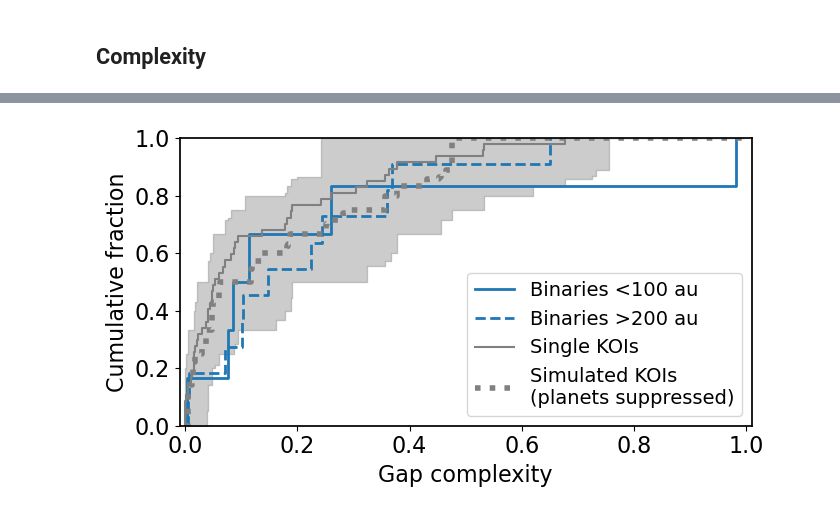
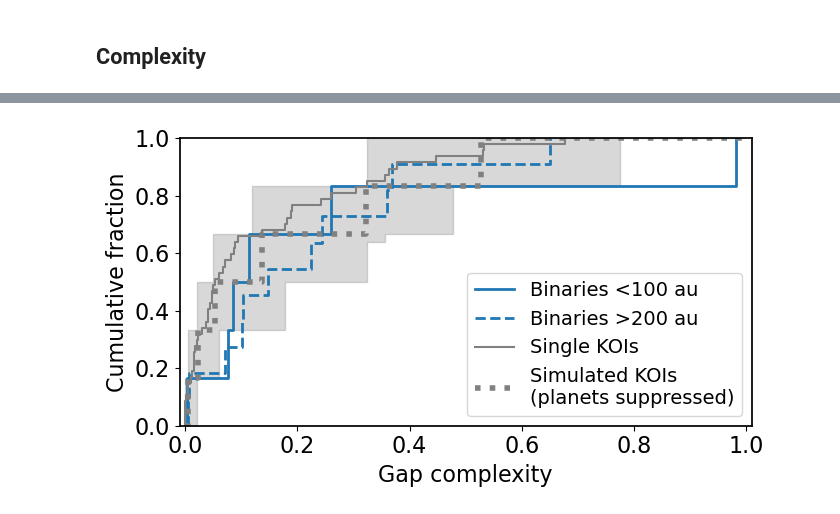
Before and after one commit to ernewton/importance_of_binarity, a Jupyter notebook: 3. Toy model and results.ipynb, the cells around one changed output, grey strips where cells are left out. Saved outputs shown, nothing was run; the diff lists cells and outputs as text; code cells hidden in the pictures.

```diff
--- a/3. Toy model and results.ipynb
+++ b/3. Toy model and results.ipynb
@@ -79,8 +79,8 @@ KeplerSimulator = SuppressionSimulator(
 # ------------------------------------------------------------------
 res_systems, res_planets  = run_trials(
     simulator=KeplerSimulator,
-    n_trials=500,
-    max_a_draw=300.)
+    n_trials=10000,
+    max_a_draw=100.)
 # %% [markdown]
 ## Semi-major axis plots
 # %%
@@ -301,6 +261,8 @@ Simualted v single KOIs [0.27707016 0.60546517 0.86986294]
 # %% [markdown]
 ## Planet radii
 # %%
+#nb prob too many stars plotted, but not using this.
+
 nbins=15
 
 for option in ['linear','log']:
@@ -340,7 +302,7 @@ for option in ['linear','log']:
     samples = [None]*len(res_systems.survived_radii)
     for i, trial in enumerate(res_systems.survived_radii):
         closest = res_systems.survived_semimajor[i] < 100.
-        samples[i] = trial[closest].values
+        samples[i] = trial[closest].sample(len(binaries[close]), replace=True)
     plot_hist_confidence(ax,
                 samples,
                 bins=bins,
@@ -371,39 +333,29 @@ for option in ['linear','log']:
 # %% [markdown]
 ## Complexity
 # %%
+koi_df = create_complexity_df(singles)
+koi_complexity = koi_df[koi_df['n_planets']>2]['gap_complexity'].values
 
-# this ends up a sample size of 1 lol
-#cool = (binaries['SepAU']<100.) & (binaries['Teff1']<4500.)
-#cool_df = create_complexity_df(binaries[cool])
+def complexity_helper(sample, just_need_n=False, **kwargs):
+    df = create_complexity_df(sample)
+    complexity = df[np.isfinite(df['gap_complexity'])]['gap_complexity'].values
+    if just_need_n:
+        return len(complexity)
 
-koi_df = create_complexity_df(singles)
+    sns.ecdfplot(complexity, **kwargs)
+    ks_statistic, p_value = stats.ks_2samp(complexity, koi_complexity)
+
+    return(ks_statistic)
+
 col = 'C0'
-
-bin_df = create_complexity_df(binaries[binaries['SepAU']<100.])
-koi_complexity = koi_df[koi_df['n_planets']>2]['gap_complexity'].values
 
 fig, ax = plt.subplots(figsize=(7, 4))
 
-closeb_complexity = bin_df[bin_df['n_planets']>2]['gap_complexity'].values
-sns.ecdfplot(closeb_complexity, ax=ax,
-             label='Binaries <100 au', linewidth=2, color=col)
-ks_statistic, p_value = stats.ks_2samp(closeb_complexity, koi_complexity)
-print(f"Close vs KOI KS statistic: {ks_statistic:.4f}")
-print(f"p-value: {p_value:.4f}")
-print("MW", stats.mannwhitneyu(closeb_complexity, koi_complexity,
-                              alternative='two-sided').pvalue)
+stat_observed = complexity_helper(binaries[binaries['SepAU']<100.],
+                  ax=ax, label='Binaries <100 au', linewidth=2, color=col)
 
-
-bin_df = create_complexity_df(binaries[ (binaries['SepAU']>=200.)])
-closeb_complexity = bin_df[bin_df['n_planets']>2]['gap_complexity'].values
-sns.ecdfplot(closeb_complexity, ax=ax, ls='--',
-             linewidth=2, color=col,
-             label='Binaries >200 au')
-ks_statistic, p_value = stats.ks_2samp(closeb_complexity, koi_complexity)
-print(f"Wide vs KOI KS statistic: {ks_statistic:.4f}")
-print(f"p-value: {p_value:.4f}")
-print("MW", stats.mannwhitneyu(closeb_complexity, koi_complexity,
-                              alternative='two-sided').pvalue)
+_ = complexity_helper(binaries[binaries['SepAU']>=200.],
+                  ax=ax, label='Binaries >200 au', linewidth=2, ls='--',color=col)
 
 sns.ecdfplot(koi_complexity, ax=ax,
              label='Single KOIs', color='gray')
@@ -411,13 +363,37 @@ sns.ecdfplot(koi_complexity, ax=ax,
 plt.xlabel('Cumulative Fraction')
 plt.ylabel('Complexity')
 
-samples = [None]*len(res_planets.survived_periods)
-for i, trial in enumerate(res_planets.survived_periods):
-    closest = res_planets.survived_semimajor[i] < 100.
-    df = create_complexity_df(trial[closest])
-    samples[i] = df[df['n_planets']>2]['gap_complexity'].values
+n_to_sample = complexity_helper(binaries[binaries['SepAU']<100.], just_need_n=True)
+
+def complexity_sampler(res):
+
+    samples = []
+    stat_trials_v_self = []
+    for i, trial in enumerate(res.survived_periods):
+
+        closest = res.survived_semimajor[i] < 100.
+        df = create_complexity_df(trial[closest])
+
+        # Skip trials with too few systems to produce a meaningful complexity distribution
+        if len(df[df['n_planets']>2]) < 6:
+            continue
+
+        tmp = df[df['n_planets']>2].sample(n_to_sample, replace=False)
+        sample = tmp['gap_complexity'].values
+        samples.append(sample)
+
+        ks_statistic, _ = stats.ks_2samp(sample, koi_complexity)
+        stat_trials_v_self.append(ks_statistic)
+
+    p_empirical = np.mean(stat_trials_v_self >= stat_observed)
+    return samples, p_empirical
+
+samples, p_planets = complexity_sampler(res_planets)
+print("P-value (planets suppressed, N=" + str(len(samples)) + "):", p_planets)
 plot_ecdf_confidence(ax, samples, label='Simulated KOIs \n(planets suppressed)')
-# res_systems looks identical to single KOIs
+
+samples, p_systems = complexity_sampler(res_systems)
+print("P-value (planets suppressed, N=" + str(len(samples)) + "):", p_systems)
 
 plt.legend()
 plt.xlim(-0.01,1.01)
@@ -439 +411 @@ MW nan
-[figure, old version]
+[figure, new version]
```
Also changed, not shown: parts of 8 cells of this notebook, 3 other files.
